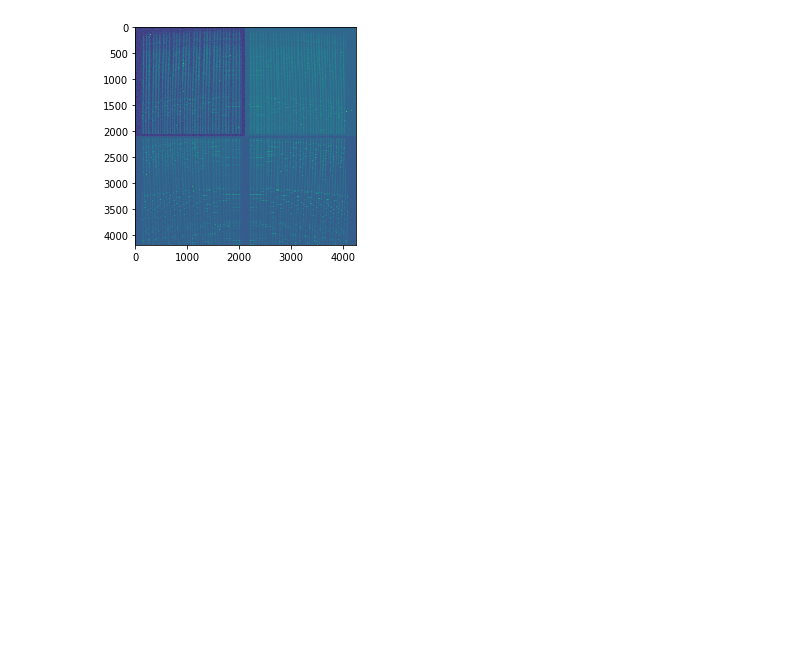
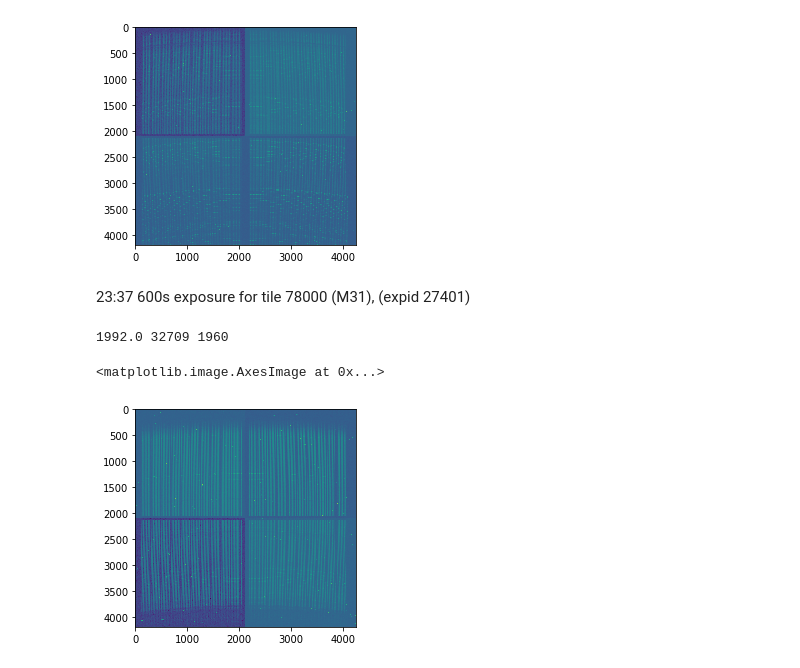
Before and after one commit to forero/commissioning, a Jupyter notebook: 20191112.ipynb, the cells around one changed output. Saved outputs shown, nothing was run; the diff lists cells and outputs as text; code cells hidden in the pictures; blank space fills up the shorter version.

```diff
--- a/20191112.ipynb
+++ b/20191112.ipynb
@@ -65,3 +71,16 @@ plt.imshow(np.log10(data-np.min(data)+1))
 1999.0 58255 1963
 <matplotlib.image.AxesImage at 0x...>
 [figure]
+# %% [markdown]
+23:37 600s exposure for tile 78000 (M31), (expid 27401)
+# %%
+expid = 27401
+hduname = 'R1'
+filename = os.path.join(data_path, '{:08}'.format(expid), 'desi-{:08d}.fits.fz'.format(expid))
+data = fits.getdata(filename, hduname)
+print(np.median(data), np.max(data), np.min(data))
+plt.imshow(np.log10(data-np.min(data)+1))
+# %% [output]
+1992.0 32709 1960
+<matplotlib.image.AxesImage at 0x...>
+[figure, added]
```
Also changed, not shown: parts of 3 cells of this notebook.
